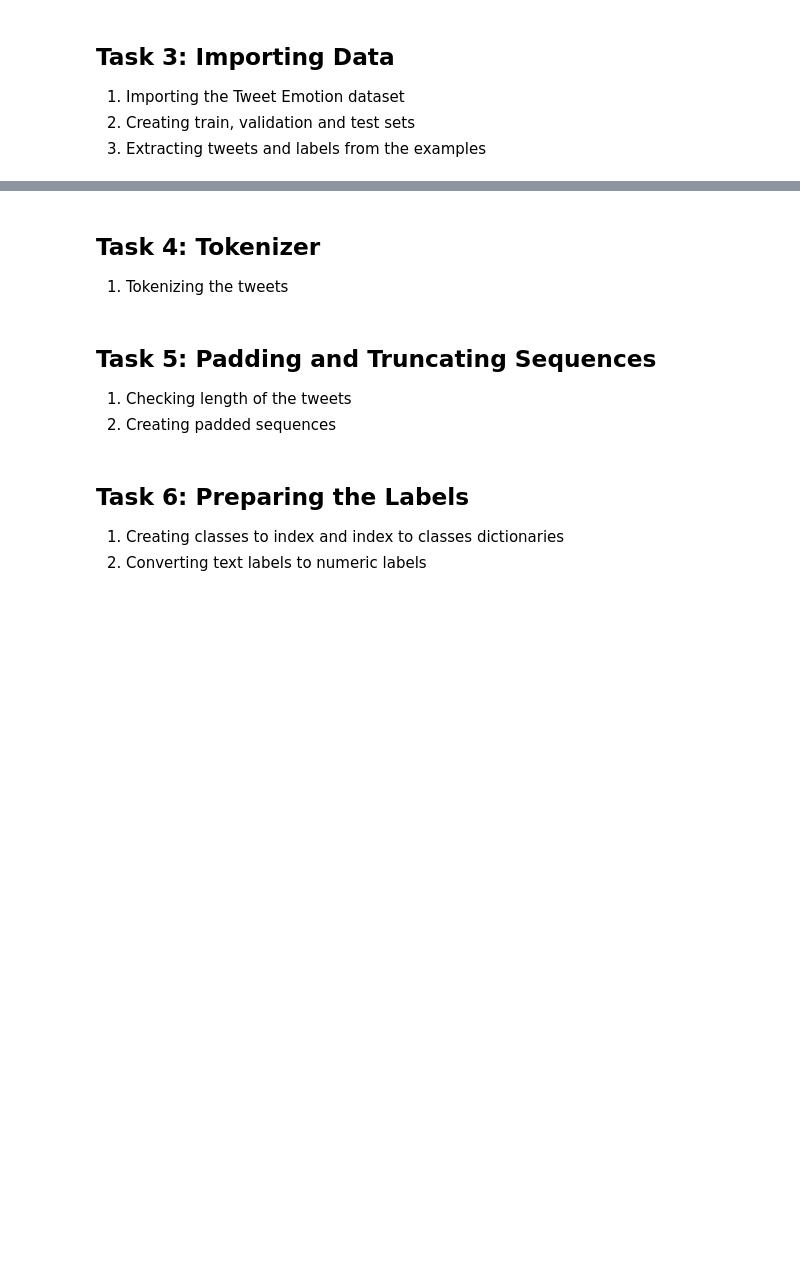
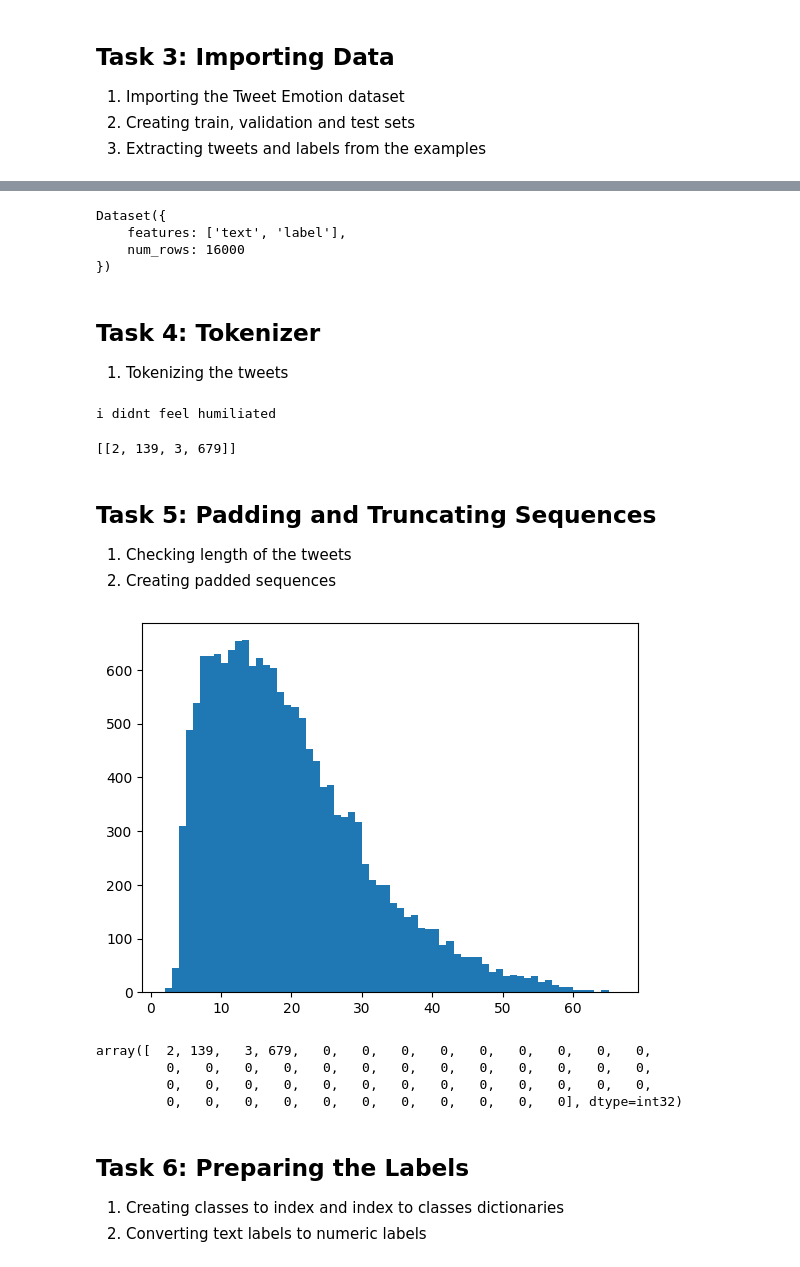
Before and after one commit to SaatvikK/Tweet-Emotion-Recognition, a Jupyter notebook: Tweet_Emotion_Recognition_Learner.ipynb, the cells around one changed output, grey strips where cells are left out. Cells and saved outputs as stored; diff of their text form; code cells hidden in the pictures; blank space fills up the shorter version.

```diff
--- a/Tweet_Emotion_Recognition_Learner.ipynb
+++ b/Tweet_Emotion_Recognition_Learner.ipynb
@@ -73,3 +94,5 @@ print('Using TensorFlow version', tf.__version__)
 1. Importing the Tweet Emotion dataset
 2. Creating train, validation and test sets
 3. Extracting tweets and labels from the examples
+# %%
+ds = datasets.load_dataset("dair-ai/emotion")
@@ -76,3 +121,14 @@ print('Using TensorFlow version', tf.__version__)
+# %%
+trainingDS = ds['train']
+def getTweets(data):
+  return [x['text'] for x in data], [x['label'] for x in data]
+
+trainingDS
+# %% [output]
+Dataset({
+    features: ['text', 'label'],
+    num_rows: 16000
+})
 # %% [markdown]
 ## Task 4: Tokenizer
 
@@ -80,5 +145,26 @@ print('Using TensorFlow version', tf.__version__)
+# %%
+# OOV = Out Of Vocab token. This is the token that is assigned to all words
+# deemed unimportant for classification.
+# We assign these words a token of <UNK>.
+# `num_words` is the most common 10k words.
+tokenizer = Tokenizer(num_words=10000, oov_token="<UNK>")
+tweets, labels = getTweets(trainingDS)
+tokenizer.fit_on_texts(tweets)
+# %%
+# prints tokenized version of a specficic string
+print(tweets[0])
+tokenizer.texts_to_sequences([tweets[0]])
+# %% [output]
+i didnt feel humiliated
+[[2, 139, 3, 679]]
 # %% [markdown]
 ## Task 5: Padding and Truncating Sequences
 
 1. Checking length of the tweets
 2. Creating padded sequences
+# %%
+lengths = [len(t.split(' ')) for t in tweets]
+plt.hist(lengths, bins=len(set(lengths)))
+plt.show()
+# %% [output]
+[figure, added]
@@ -85,3 +181,10 @@ print('Using TensorFlow version', tf.__version__)
+# %%
+paddedTrain = getSequences(tokenizer, tweets)
+# %% [output]
+array([  2, 139,   3, 679,   0,   0,   0,   0,   0,   0,   0,   0,   0,
+         0,   0,   0,   0,   0,   0,   0,   0,   0,   0,   0,   0,   0,
+         0,   0,   0,   0,   0,   0,   0,   0,   0,   0,   0,   0,   0,
+         0,   0,   0,   0,   0,   0,   0,   0,   0,   0,   0], dtype=int32)
 # %% [markdown]
 ## Task 6: Preparing the Labels
 
```
Also changed, not shown: parts of 6 cells of this notebook.
